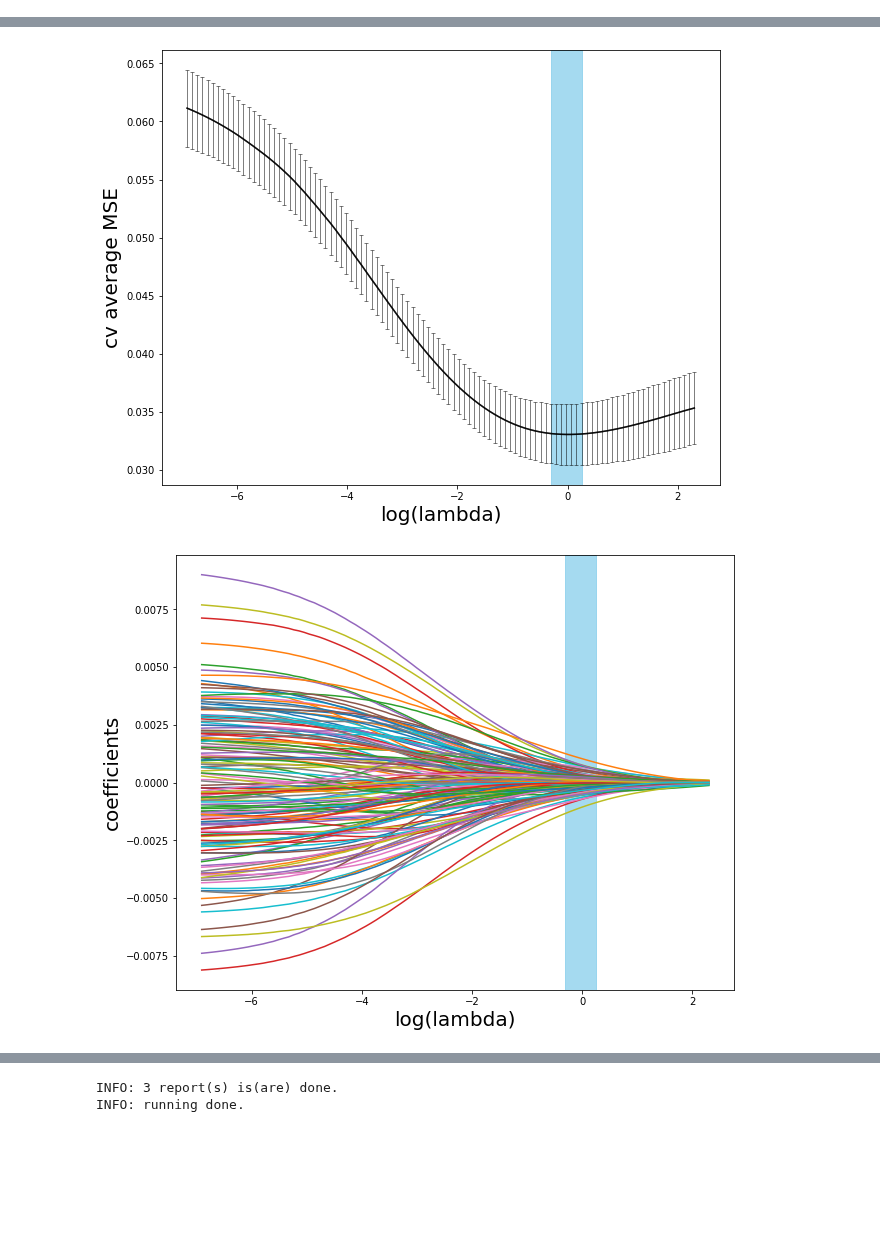
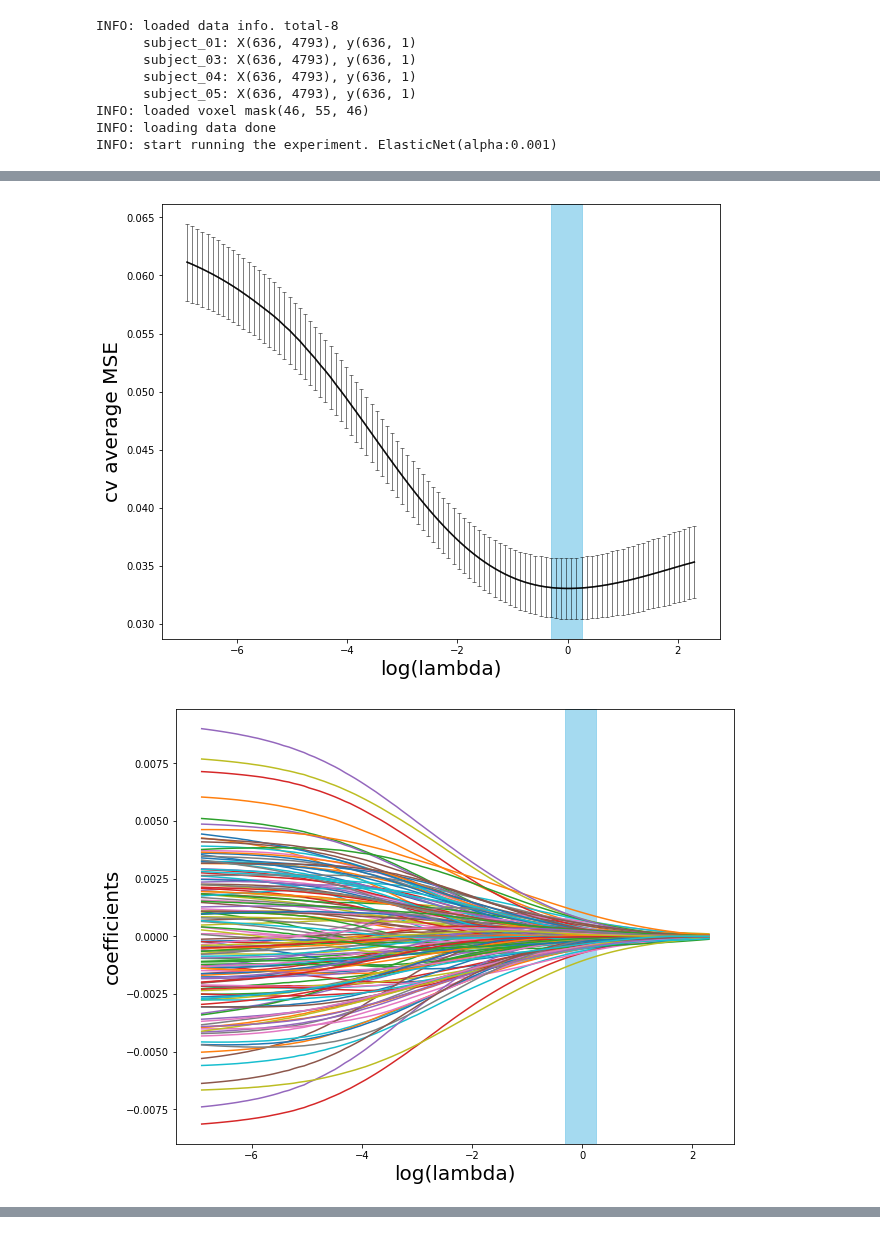
Before and after one commit to CCS-Lab/project_model_based_fmri, a Jupyter notebook: tutorials/tutorial_prl_rpe_oneshot.ipynb, the cells around one changed output, grey strips where cells are left out. Drawn from its saved outputs; the diff is of its cells as text; code cells hidden in the pictures; blank space fills up the shorter version.

```diff
--- a/tutorials/tutorial_prl_rpe_oneshot.ipynb
+++ b/tutorials/tutorial_prl_rpe_oneshot.ipynb
@@ -8,7 +37,8 @@ _ = run_mbmvpa(bids_layout='tutorial_data/ccsl_prl',
                process_name='PEchosen',
                cv_save_path='result/sample',
                n_core=4,
-               n_thread=4)
+               n_thread=4,
+               overwrite=True)
 # %% [output]
 INFO: start loading BIDSLayout
 INFO: fMRIPrep is loaded
@@ -51,0 +70,8 @@ INFO: results are saved at report_ElasticNet(alpha:0.001)_prlfictitiousrpwoa-prl
+INFO: loaded data info. total-8
+      subject_01: X(636, 4793), y(636, 1)
+      subject_03: X(636, 4793), y(636, 1)
+      subject_04: X(636, 4793), y(636, 1)
+      subject_05: X(636, 4793), y(636, 1)
+INFO: loaded voxel mask(46, 55, 46)
+INFO: loading data done
+INFO: start running the experiment. ElasticNet(alpha:0.001)
@@ -52,5 +90,3 @@ INFO: results are saved at report_ElasticNet(alpha:0.001)_prlfictitiousrpwoa-prl
 [figure]
-[figure, old version]
+[figure, new version]
 [figure]
-INFO: 3 report(s) is(are) done.
-INFO: running done.
```
Also changed, not shown: parts of 4 cells of this notebook, 7 other files.
